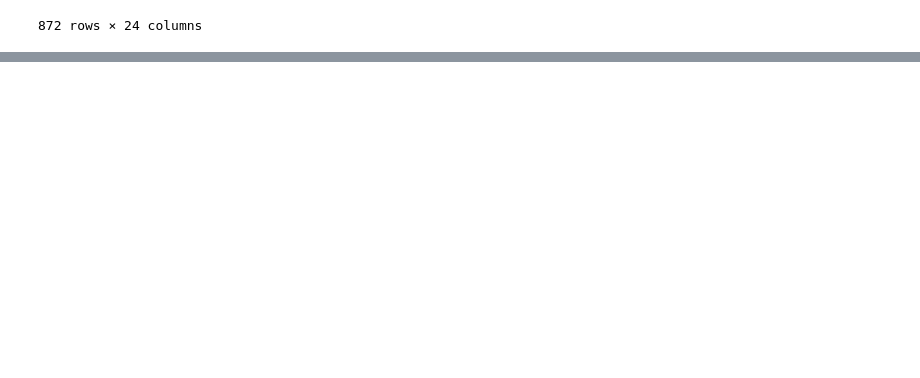
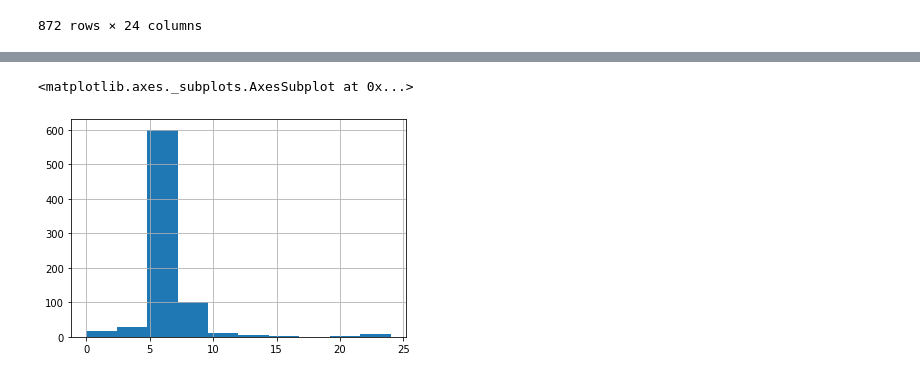
Before and after one commit to maskot1977/Python2020, a Jupyter notebook: 75.ipynb, the cells around one changed output, grey strips where cells are left out. Cells and saved outputs as stored; diff of their text form; code cells hidden in the pictures; blank space fills up the shorter version.

```diff
--- a/75.ipynb
+++ b/75.ipynb
@@ -48,0 +71,5 @@ df
+# %%
+df2["Q14. １日あたりの睡眠時間は平均何時間？"].hist()
+# %% [output]
+<matplotlib.axes._subplots.AxesSubplot at 0x...>
+[figure, added]
```
Also changed, not shown: parts of 22 cells of this notebook.
